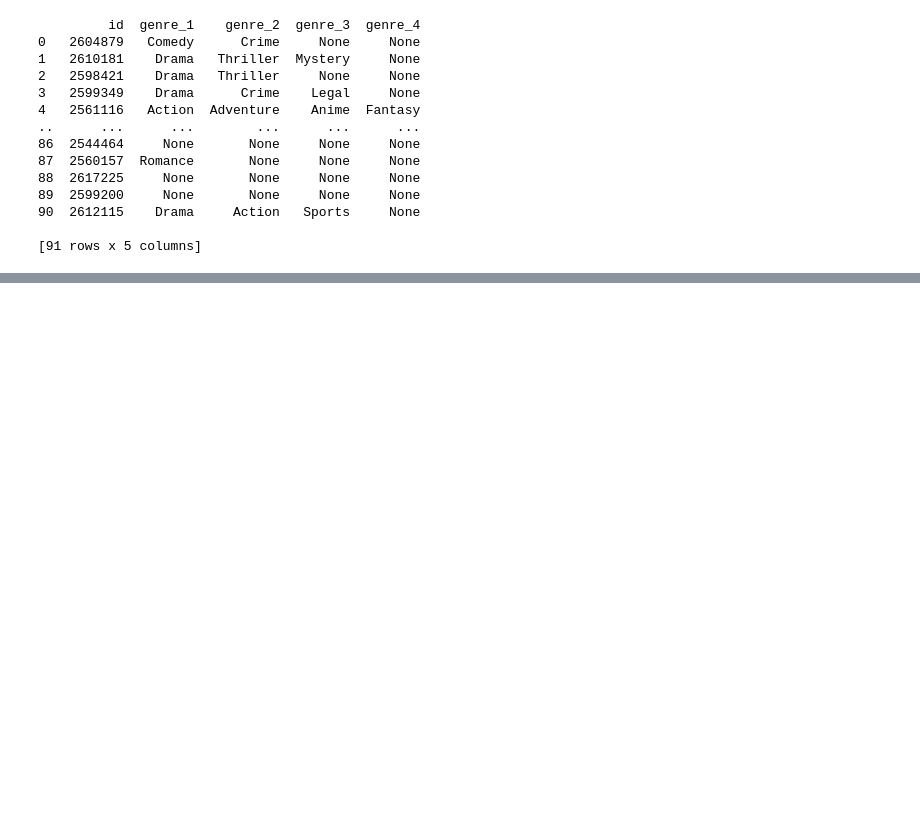
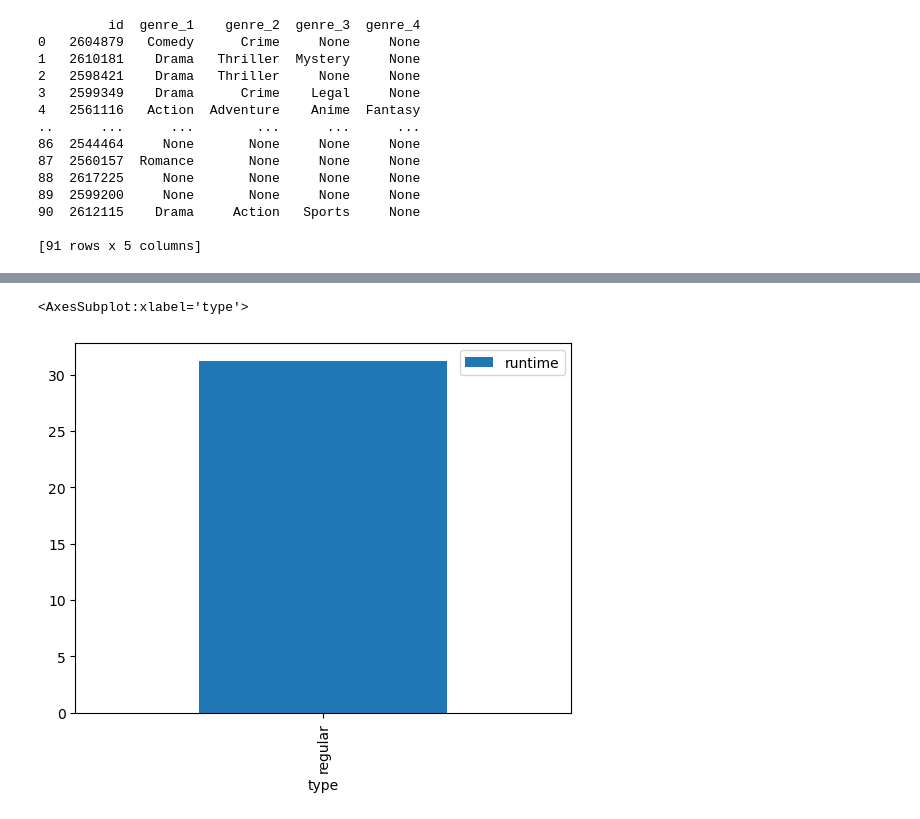
Before and after one commit to marya790/data_engineer, a Jupyter notebook: src/profiler.ipynb, the cells around one changed output, grey strips where cells are left out. Saved outputs shown, nothing was run; the diff lists cells and outputs as text; code cells hidden in the pictures; blank space fills up the shorter version.

```diff
--- a/src/profiler.ipynb
+++ b/src/profiler.ipynb
@@ -194,0 +265,2 @@ print (df_show_genres_exp)
+# %%
+df_series["runtime"] = df_series["runtime"].fillna(0.0)
@@ -194,0 +368,7 @@ print (df_show_genres_exp)
+# %%
+prom_runtime = df_series.groupby('type').mean()['runtime']
+# %%
+prom_runtime.reset_index().sort_values(by='type',ascending=False).iloc[0:10].plot(kind='bar', x='type', y='runtime')
+# %% [output]
+<AxesSubplot:xlabel='type'>
+[figure, added]
```
Also changed, not shown: parts of 27 cells of this notebook.
